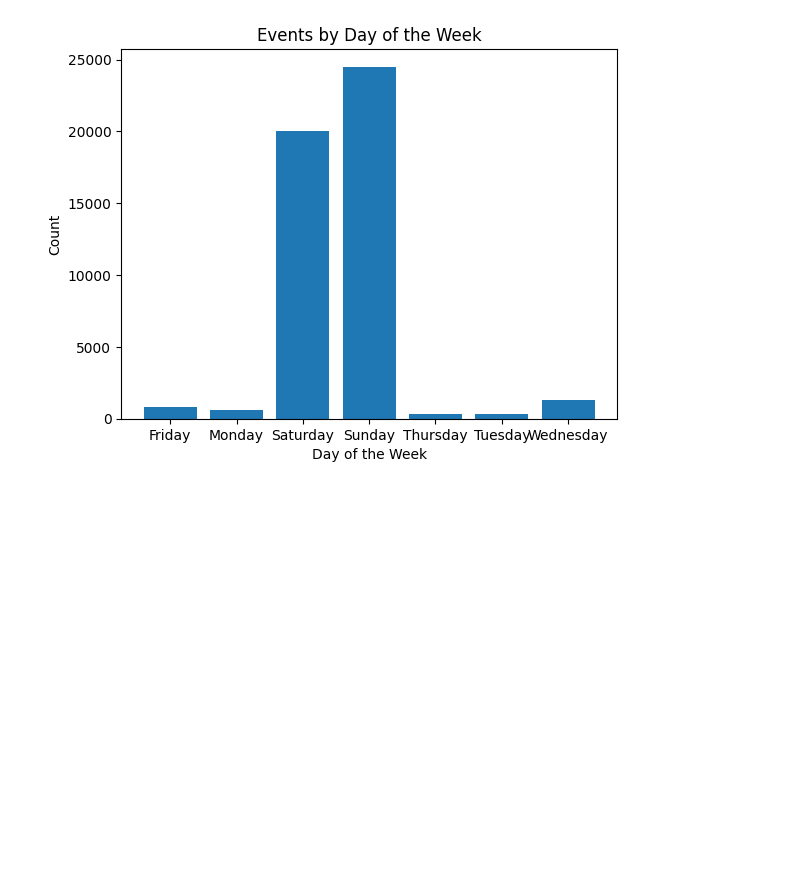
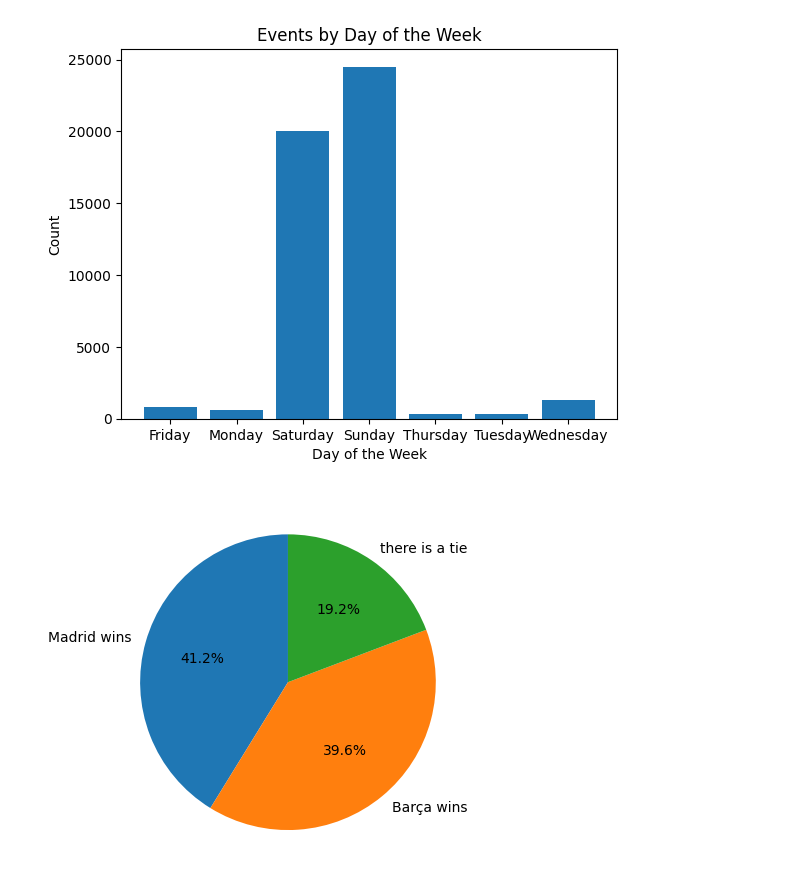
Before and after one commit to tinchit0/la-quiniela, a Jupyter notebook: analysis/data_analysis.ipynb, the cells around one changed output. Cells and saved outputs as stored; diff of their text form; code cells hidden in the pictures; blank space fills up the shorter version.

```diff
--- a/analysis/data_analysis.ipynb
+++ b/analysis/data_analysis.ipynb
@@ -106,0 +109,20 @@ plt.show()
+# %%
+# Exercise 5
+
+df_home_mad = df[df['home_team'] == 'Real Madrid'] [df[df['home_team'] == 'Real Madrid'] ['away_team'] == 'Barcelona']
+df_home_bar = df[df['home_team'] == 'Barcelona'] [df[df['home_team'] == 'Barcelona'] ['away_team'] == 'Real Madrid']
+
+df_bar_vs_mad = pd.concat([df_home_mad, df_home_bar])
+
+madrid_wins = (df_home_mad['score_home_team'] > df_home_mad['score_away_team']).sum() + (df_home_bar['score_home_team'] < df_home_bar['score_away_team']).sum()
+barca_wins = (df_home_bar['score_home_team'] > df_home_bar['score_away_team']).sum() + (df_home_mad['score_home_team'] < df_home_mad['score_away_team']).sum()
+ties = (df_bar_vs_mad['score_home_team'] == df_bar_vs_mad['score_away_team']).sum()
+
+sizes = [madrid_wins, barca_wins, ties]
+labels = ['Madrid wins', 'Barça wins', 'there is a tie']
+
+fig, ax = plt.subplots()
+ax.pie(sizes, labels=labels, autopct='%1.1f%%', startangle=90)
+plt.show()
+# %% [output]
+[figure, added]
```
Also changed, not shown: parts of 7 cells of this notebook.
